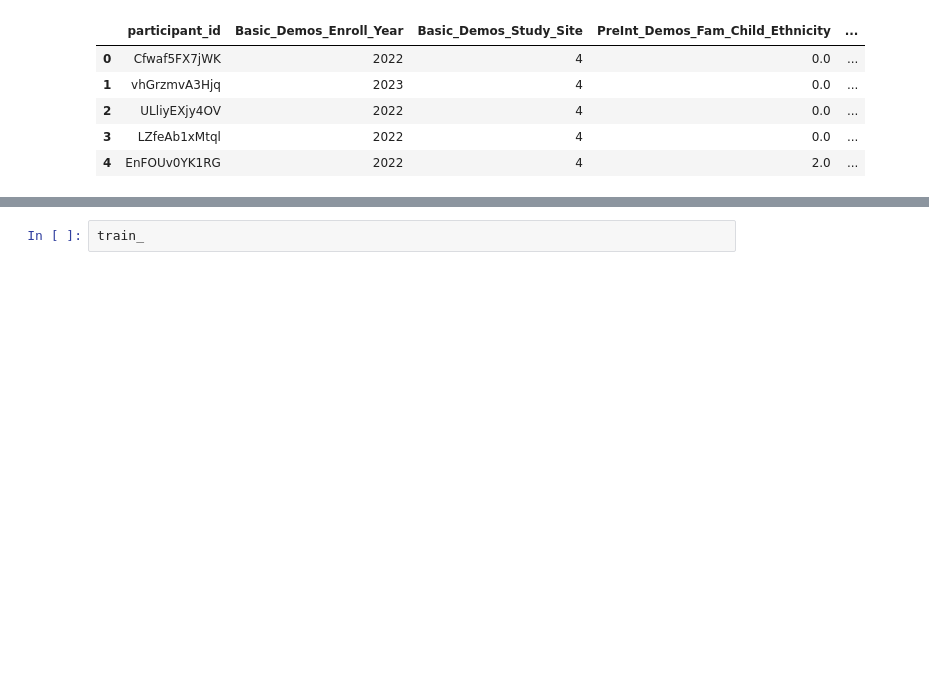
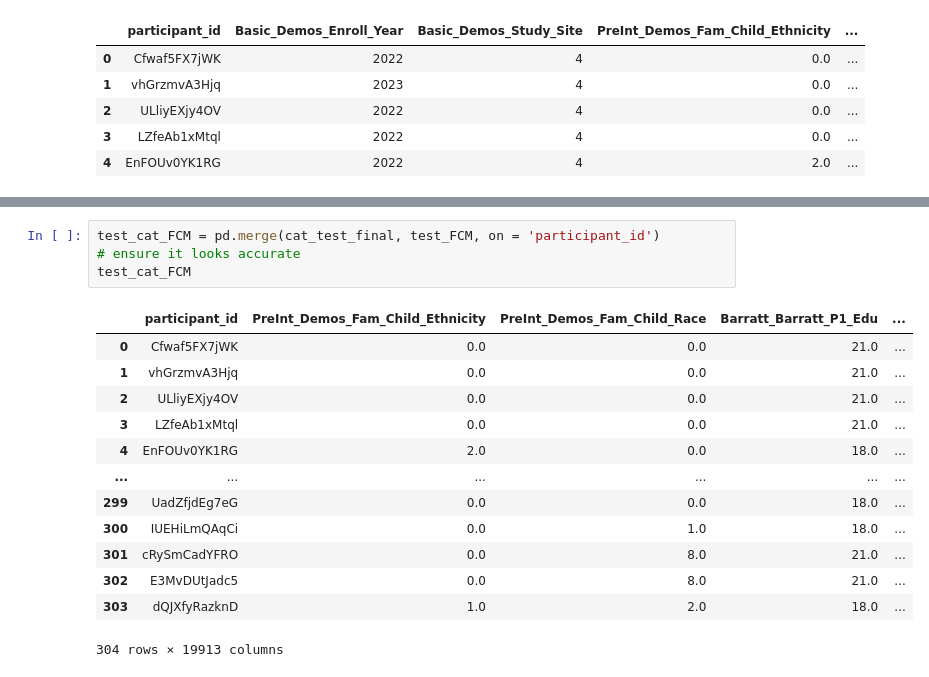
Before and after one commit to fatimahyusof/WiDS, a Jupyter notebook: Wids.ipynb, the cells around one changed output, grey strips where cells are left out. Saved outputs shown, nothing was run; the diff lists cells and outputs as text; blank space fills up the shorter version.

```diff
--- a/Wids.ipynb
+++ b/Wids.ipynb
@@ -1669,2 +1675,18 @@ cat_train_final.head()
 # %%
-train_
+test_cat_FCM = pd.merge(cat_test_final, test_FCM, on = 'participant_id')
+# ensure it looks accurate
+test_cat_FCM
+# %% [output]
+|  | participant_id | PreInt_Demos_Fam_Child_Ethnicity | PreInt_Demos_Fam_Child_Race | Barratt_Barratt_P1_Edu | ... |
+| 0 | Cfwaf5FX7jWK | 0.0 | 0.0 | 21.0 | ... |
+| 1 | vhGrzmvA3Hjq | 0.0 | 0.0 | 21.0 | ... |
+| 2 | ULliyEXjy4OV | 0.0 | 0.0 | 21.0 | ... |
+| 3 | LZfeAb1xMtql | 0.0 | 0.0 | 21.0 | ... |
+| 4 | EnFOUv0YK1RG | 2.0 | 0.0 | 18.0 | ... |
+| ... | ... | ... | ... | ... | ... |
+| 299 | UadZfjdEg7eG | 0.0 | 0.0 | 18.0 | ... |
+| 300 | IUEHiLmQAqCi | 0.0 | 1.0 | 18.0 | ... |
+| 301 | cRySmCadYFRO | 0.0 | 8.0 | 21.0 | ... |
+| 302 | E3MvDUtJadc5 | 0.0 | 8.0 | 21.0 | ... |
+| 303 | dQJXfyRazknD | 1.0 | 2.0 | 18.0 | ... |
+304 rows × 19913 columns
```
Also changed, not shown: parts of 21 cells of this notebook.
